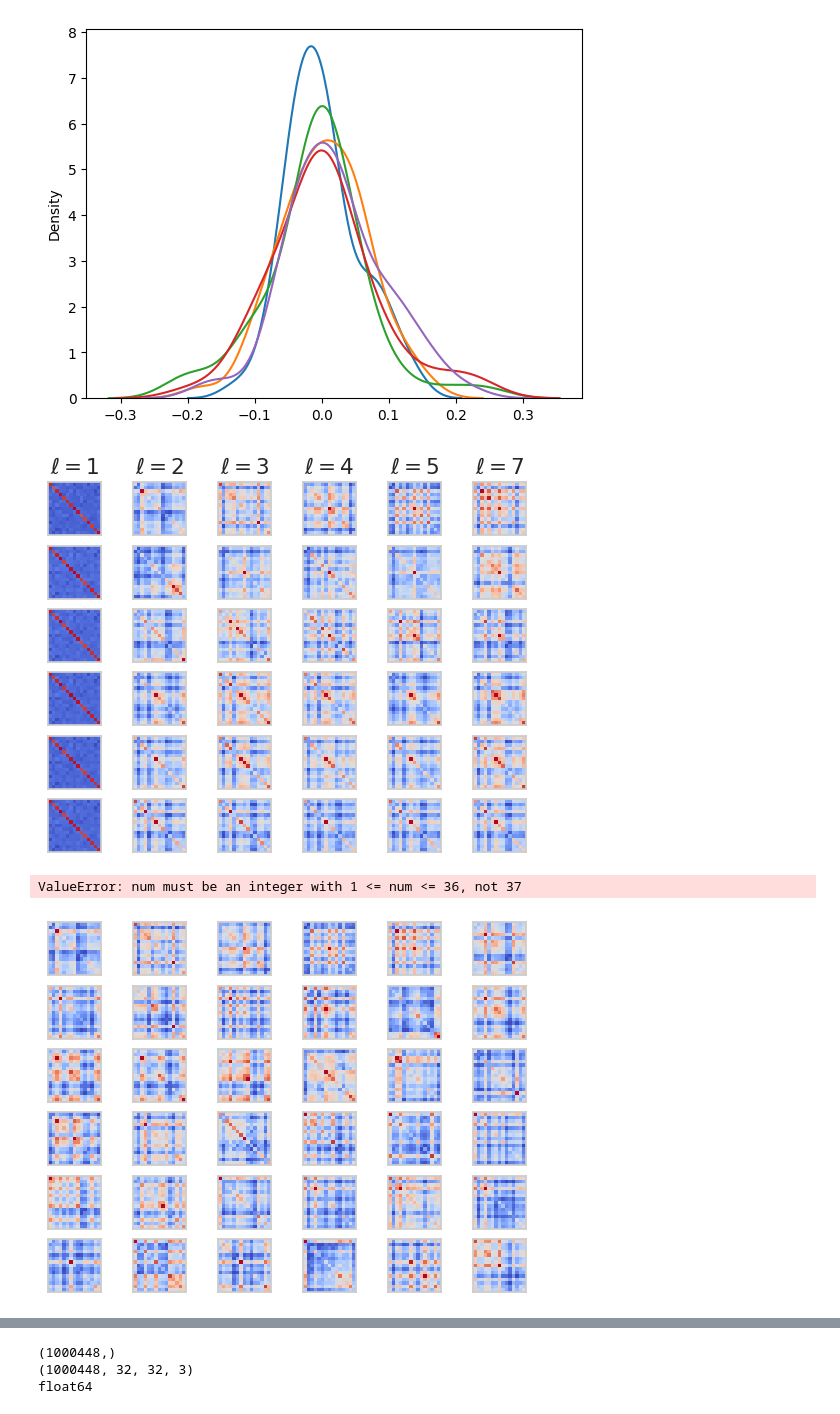
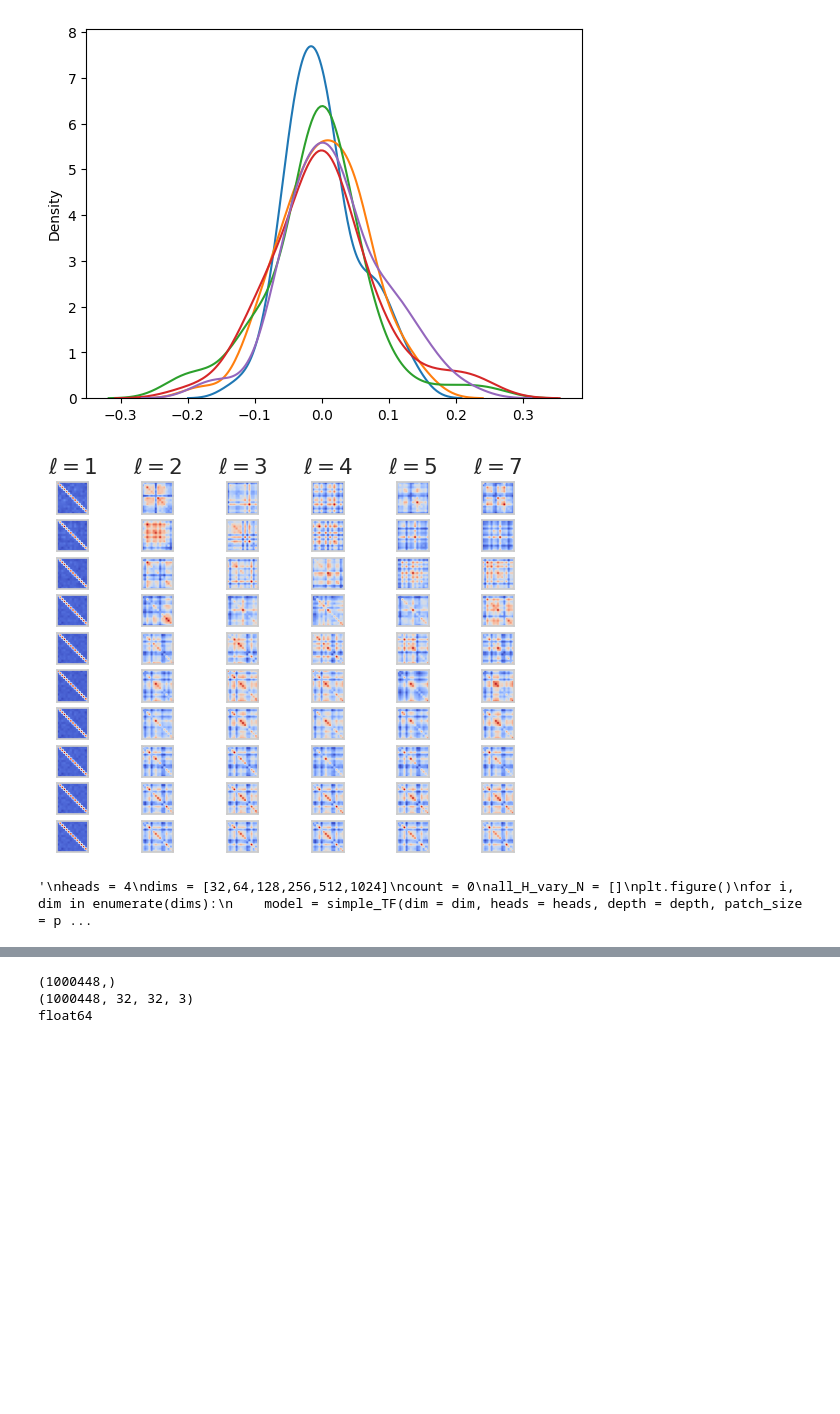
Before and after one commit to Pehlevan-Group/inf_transformer_limits, a Jupyter notebook: learn_gates_scaling.ipynb, the cells around one changed output, grey strips where cells are left out. Saved outputs shown, nothing was run; the diff lists cells and outputs as text; code cells hidden in the pictures; blank space fills up the shorter version.

```diff
--- a/learn_gates_scaling.ipynb
+++ b/learn_gates_scaling.ipynb
@@ -31,7 +31,7 @@ class Attention(nn.Module):
 
     def __call__(self,inputs):
 
-        qk = self.qk_layer(inputs) / self.heads**(0.5) / self.dim**(self.c)
+        qk = self.qk_layer(inputs) / self.heads**(0.5) / self.dim**(self.c) / jnp.sqrt(2.0)
         qk = rearrange( qk, 'b l (h d) -> b h l d' , h = self.heads) # (batch, heads, loc, d )
         q,k = jnp.split(qk, 2, axis = -1) # gives q, k each of shape ( batch, heads, loc, d )
         v = self.v_layer(inputs) / jnp.sqrt( inputs.shape[-1] )
@@ -59,11 +59,13 @@ class MLP_Block(nn.Module):
 class PositionalEncoding(nn.Module):
     d_model : int         # Hidden dimensionality of the input.
     max_len : int  # Maximum length of a sequence to expect.
+    kif_scale: jnp.float32
+    scale: jnp.float32
 
     def setup(self):
         # Create matrix of [SeqLen, HiddenDim] representing the positional encoding for max_len inputs
         self.pos_embedding = self.param('pos_embedding',
-                                        nn.initializers.normal(stddev=1.0),
+                                        nn.initializers.normal(stddev=self.scale),
                                         (1, 1+self.max_len, self.d_model))
 
     def __call__(self, x, train=True):
@@ -136,7 +138,6 @@ class simple_TF(nn.Module):
         kif_last = nn.initializers.normal(stddev = L**(0.5 * (1-self.adam_scale) ) )
 
         x = L**(-0.5 * (1.0-self.adam_scale)) * N**(0.5 * self.adam_scale) * nn.Dense(features = N, kernel_init = kif_first)(x) / jnp.sqrt( D * self.patch_size**2 )
-        #x = x + PositionalEncoding(d_model = N, max_len = (32 // self.patch_size)**2 )
         for l in range(self.depth):
             h = Attention(dim = self.dim, scale_exp = self.scale_exp, heads = self.heads)( nn.gelu(x) )
             h = nn.Dense(features = N, kernel_init = kif)( nn.gelu(h) ) / jnp.sqrt(N)
@@ -235,10 +236,10 @@ q mean: 0.48
 [figure]
 # %%
 dim = 4
-head_vals = [32,64,128,256,512,1024]
+head_vals = [8,16,32,64,128,256,512,1024,2048,2049]
 all_H = []
 
-num_inits = 30
+num_inits = 64
 
 plt.figure()
 count = 0
@@ -255,6 +256,7 @@ for i, heads in enumerate(head_vals):
             if "Dense" in k:
                 layer += 1
                 h = state['intermediates'][k]['__call__'][0] / jnp.sqrt(dim*heads)
+                h = nn.gelu(h)
                 if len(h.shape) == 3:
                     H = jnp.einsum('ijk,ljk->il', h, h) / ( h.shape[1] * h.shape[2] )
                     if j == 0:
@@ -275,35 +277,35 @@ for i, heads in enumerate(head_vals):
     all_H += [ Hi ]
 plt.show()
 
-
+"""
 heads = 4
 dims = [32,64,128,256,512,1024]
 count = 0
 all_H_vary_N = []
 plt.figure()
 for i, dim in enumerate(dims):
     model = simple_TF(dim = dim, heads = heads, depth = depth, patch_size = patch_size, scale_exp = 1.0, adam_scale = 0.0)
     Hi = []
     for j in range(num_inits):
         params = model.init(random.PRNGKey(j), jnp.ones((4,32,32,3)) )
         out, state = model.apply(params, x, capture_intermediates=True, mutable=["intermediates"])
         Hij = []
         for k in state['intermediates'].keys():
             if "Dense" in k and "0" not in k:
                 h = state['intermediates'][k]['__call__'][0] / jnp.sqrt(dim*heads)
                 if len(h.shape) == 3:
                     H = jnp.einsum('ijk,ljk->il', h, h) / ( h.shape[1] * h.shape[2] )
                     plt.subplot(len(head_vals), depth+1, count + 1)
                     plt.imshow(H, cmap = 'coolwarm')
                     plt.xticks([])
                     plt.yticks([])
                     count += 1
 
                     Hij += [H]
         Hi += [Hij]
     all_H_vary_N += [Hi]
 plt.show()
+"""
 # %% [output]
-[figure, old version]
+[figure, new version]
-ValueError: num must be an integer with 1 <= num <= 36, not 37
+'\nheads = 4\ndims = [32,64,128,256,512,1024]\ncount = 0\nall_H_vary_N = []\nplt.figure()\nfor i, dim in enumerate(dims):\n    model = simple_TF(dim = dim, heads = heads, depth = depth, patch_size = p ...
-[figure, removed]
```
Also changed, not shown: parts of 30 cells of this notebook, 4 other files.
